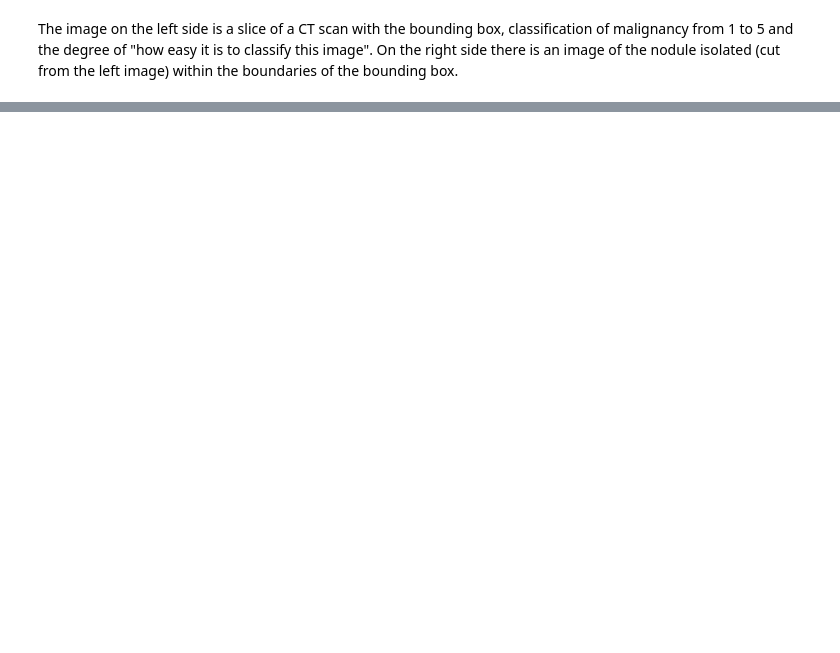
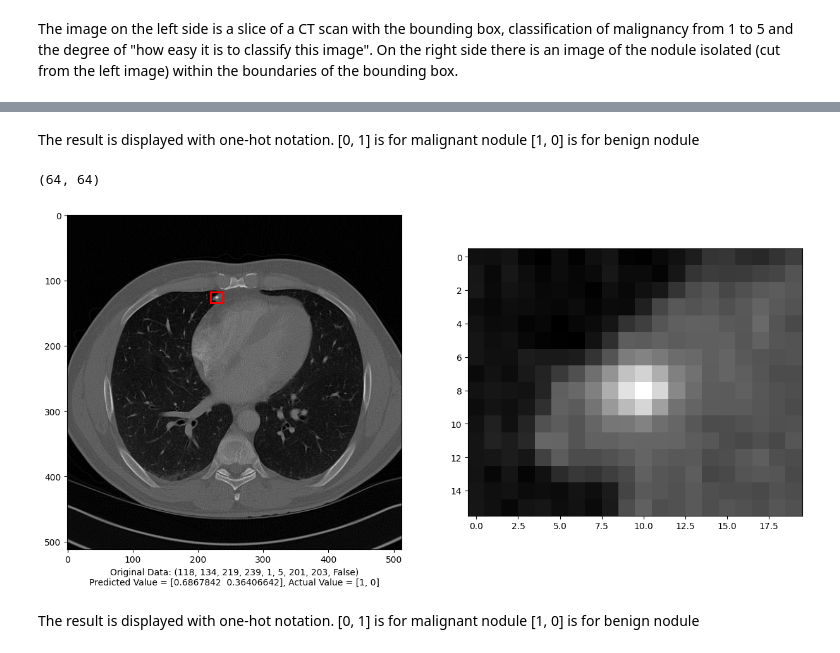
Before and after one commit to felipemarques86/pylung, a Jupyter notebook: src/jupyter/vit_binary_classification.ipynb, the cells around one changed output, grey strips where cells are left out. Saved outputs shown, nothing was run; the diff lists cells and outputs as text; code cells hidden in the pictures; blank space fills up the shorter version.

```diff
--- a/src/jupyter/vit_binary_classification.ipynb
+++ b/src/jupyter/vit_binary_classification.ipynb
@@ -64,0 +65,16 @@ predict('DS2', 'lidc_idri', weights_dir + '\\vit_1676988435374799000_a0.99776715
+# %% [markdown]
+The result is displayed with one-hot notation.
+[0, 1] is for malignant nodule
+[1, 0] is for benign nodule
+# %%
+from pylung import predict
+import os
+
+weights_dir = os.getcwd() + '\\..\\weights\\classification_one_hot_crop_nodule'
+
+predict('DS_Bravo', 'lidc_idri', weights_dir + '\\vit_1677338358477463300_a0.8475279211997986', 37682)
+# %% [output]
+(64, 64)
+[figure, added]
+# %% [markdown]
+The result is displayed with one-hot notation. [0, 1] is for malignant nodule [1, 0] is for benign nodule
```
Also changed, not shown: parts of 3 cells of this notebook, 2 other files.
